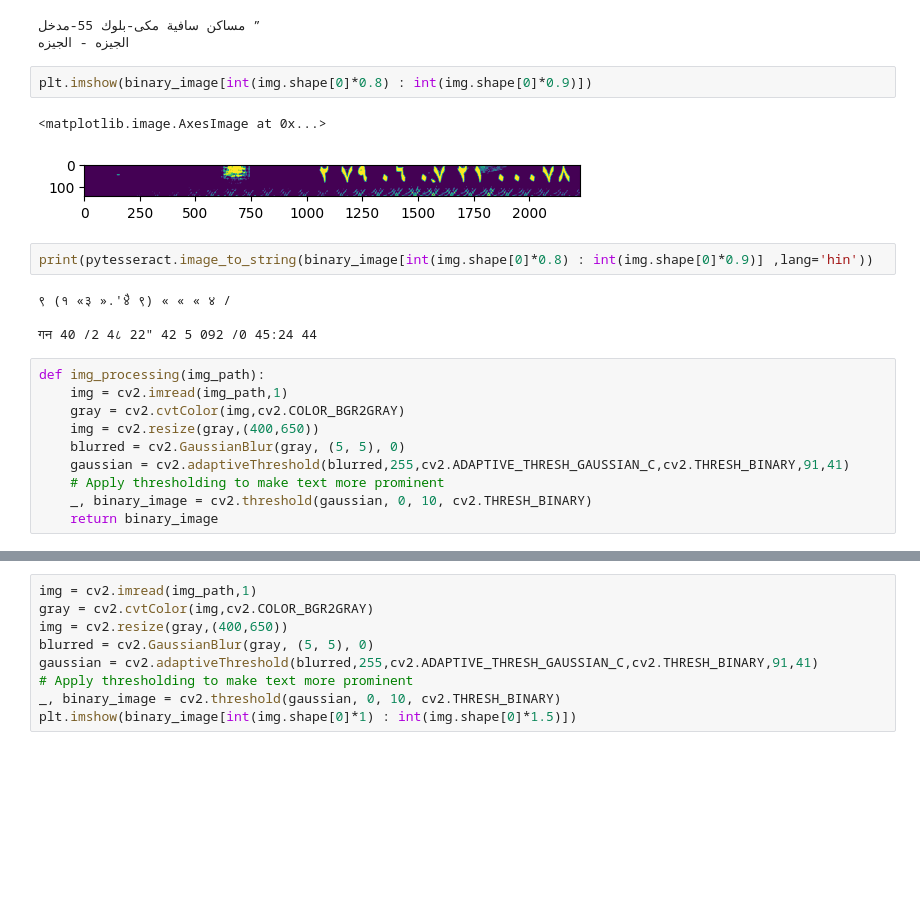
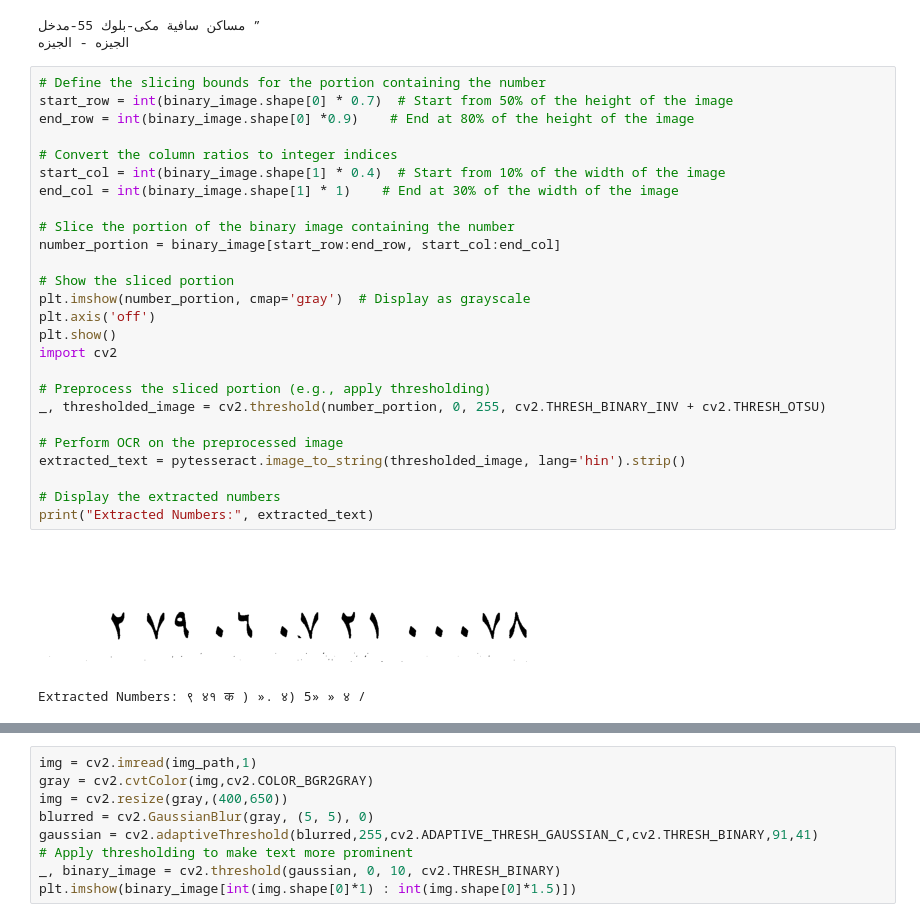
Before and after one commit to kareembadrsaber/electropi.ai_projects, a Jupyter notebook: National_ID_Card_Recognition.ipynb, the cells around one changed output, grey strips where cells are left out. Drawn from its saved outputs; the diff is of its cells as text; blank space fills up the shorter version.

```diff
--- a/National_ID_Card_Recognition.ipynb
+++ b/National_ID_Card_Recognition.ipynb
@@ -205,24 +205,32 @@ else:
 [figure]
 مساكن سافية مكى-بلوك 55-مدخل ”
 الجيزه - الجيزه
-# %%
-plt.imshow(binary_image[int(img.shape[0]*0.8) : int(img.shape[0]*0.9)])
-# %% [output]
-<matplotlib.image.AxesImage at 0x...>
-[figure, removed]
-# %%
-print(pytesseract.image_to_string(binary_image[int(img.shape[0]*0.8) : int(img.shape[0]*0.9)] ,lang='hin'))
-# %% [output]
-९ (१ «३ ».'४ै ९) « « « ४ /
-
-गन 40 /2 4८ 22" 42 5 092 /0 45:24 44
-# %%
-def img_processing(img_path):
-    img = cv2.imread(img_path,1)
-    gray = cv2.cvtColor(img,cv2.COLOR_BGR2GRAY)
-    img = cv2.resize(gray,(400,650))
-    blurred = cv2.GaussianBlur(gray, (5, 5), 0)
-    gaussian = cv2.adaptiveThreshold(blurred,255,cv2.ADAPTIVE_THRESH_GAUSSIAN_C,cv2.THRESH_BINARY,91,41)
-    # Apply thresholding to make text more prominent
-    _, binary_image = cv2.threshold(gaussian, 0, 10, cv2.THRESH_BINARY)
-    return binary_image
+# %%
+# Define the slicing bounds for the portion containing the number
+start_row = int(binary_image.shape[0] * 0.7)  # Start from 50% of the height of the image
+end_row = int(binary_image.shape[0] *0.9)    # End at 80% of the height of the image
+
+# Convert the column ratios to integer indices
+start_col = int(binary_image.shape[1] * 0.4)  # Start from 10% of the width of the image
+end_col = int(binary_image.shape[1] * 1)    # End at 30% of the width of the image
+
+# Slice the portion of the binary image containing the number
+number_portion = binary_image[start_row:end_row, start_col:end_col]
+
+# Show the sliced portion
+plt.imshow(number_portion, cmap='gray')  # Display as grayscale
+plt.axis('off')
+plt.show()
+import cv2
+
+# Preprocess the sliced portion (e.g., apply thresholding)
+_, thresholded_image = cv2.threshold(number_portion, 0, 255, cv2.THRESH_BINARY_INV + cv2.THRESH_OTSU)
+
+# Perform OCR on the preprocessed image
+extracted_text = pytesseract.image_to_string(thresholded_image, lang='hin').strip()
+
+# Display the extracted numbers
+print("Extracted Numbers:", extracted_text)
+# %% [output]
+[figure, added]
+Extracted Numbers: ९ ४१ क ) ». ४) 5» » ४ /
```
Also changed, not shown: parts of 3 cells of this notebook.
